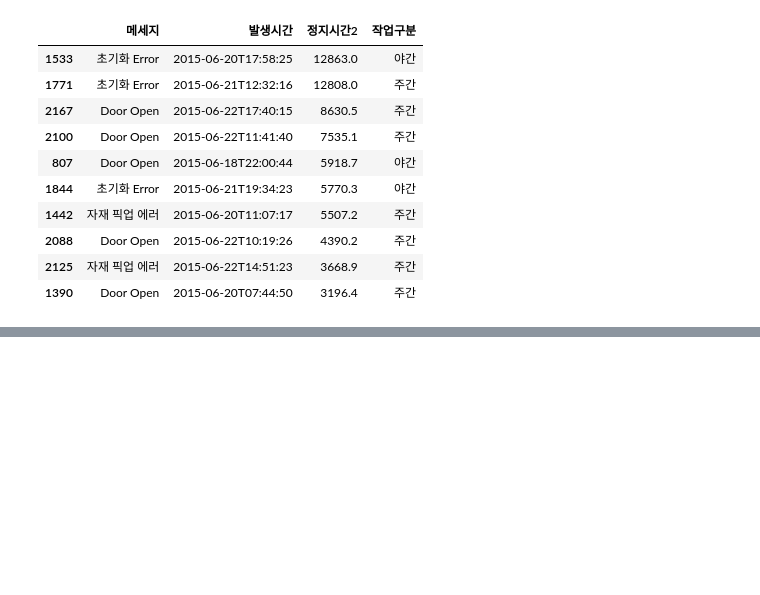
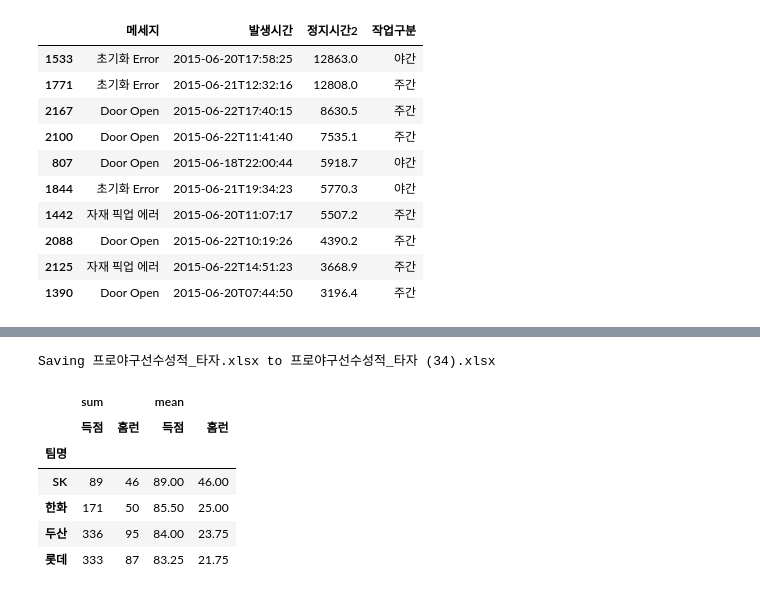
Before and after one commit to sm1118sm/DA, a Jupyter notebook: pandas.ipynb, the cells around one changed output, grey strips where cells are left out. Cells and saved outputs as stored; diff of their text form; code cells hidden in the pictures; blank space fills up the shorter version.

```diff
--- a/pandas.ipynb
+++ b/pandas.ipynb
@@ -120,0 +143,10 @@ Saving 반도체_에러메시지.csv to 반도체_에러메시지 (30).csv
+# %%
+import pandas as pd
+from google.colab import files
+uploaded = files.upload()
+file_name = list(uploaded.keys())[0]
+file1 = pd.read_excel(file_name)
+data = pd.pivot_table(file1, index = '팀명', values = ['득점', '홈런'], aggfunc = ['sum', 'mean'])
+data2 = data.loc[(data['mean']['홈런'] >= 20) & (data['mean']['홈런'] <= 50)]
+data2.sort_values(('mean', '홈런'), ascending = False)
+# %% [output]
@@ -121,3 +154,11 @@ Saving 반도체_에러메시지.csv to 반도체_에러메시지 (30).csv
+Saving 프로야구선수성적_타자.xlsx to 프로야구선수성적_타자 (34).xlsx
+|  | sum |  | mean |  |
+|  | 득점 | 홈런 | 득점 | 홈런 |
+| 팀명 |  |  |  |  |
+| SK | 89 | 46 | 89.00 | 46.00 |
+| 한화 | 171 | 50 | 85.50 | 25.00 |
+| 두산 | 336 | 95 | 84.00 | 23.75 |
+| 롯데 | 333 | 87 | 83.25 | 21.75 |
 # %%
 import pandas as pd
 from google.colab import files
```
Also changed, not shown: parts of 3 cells of this notebook.
